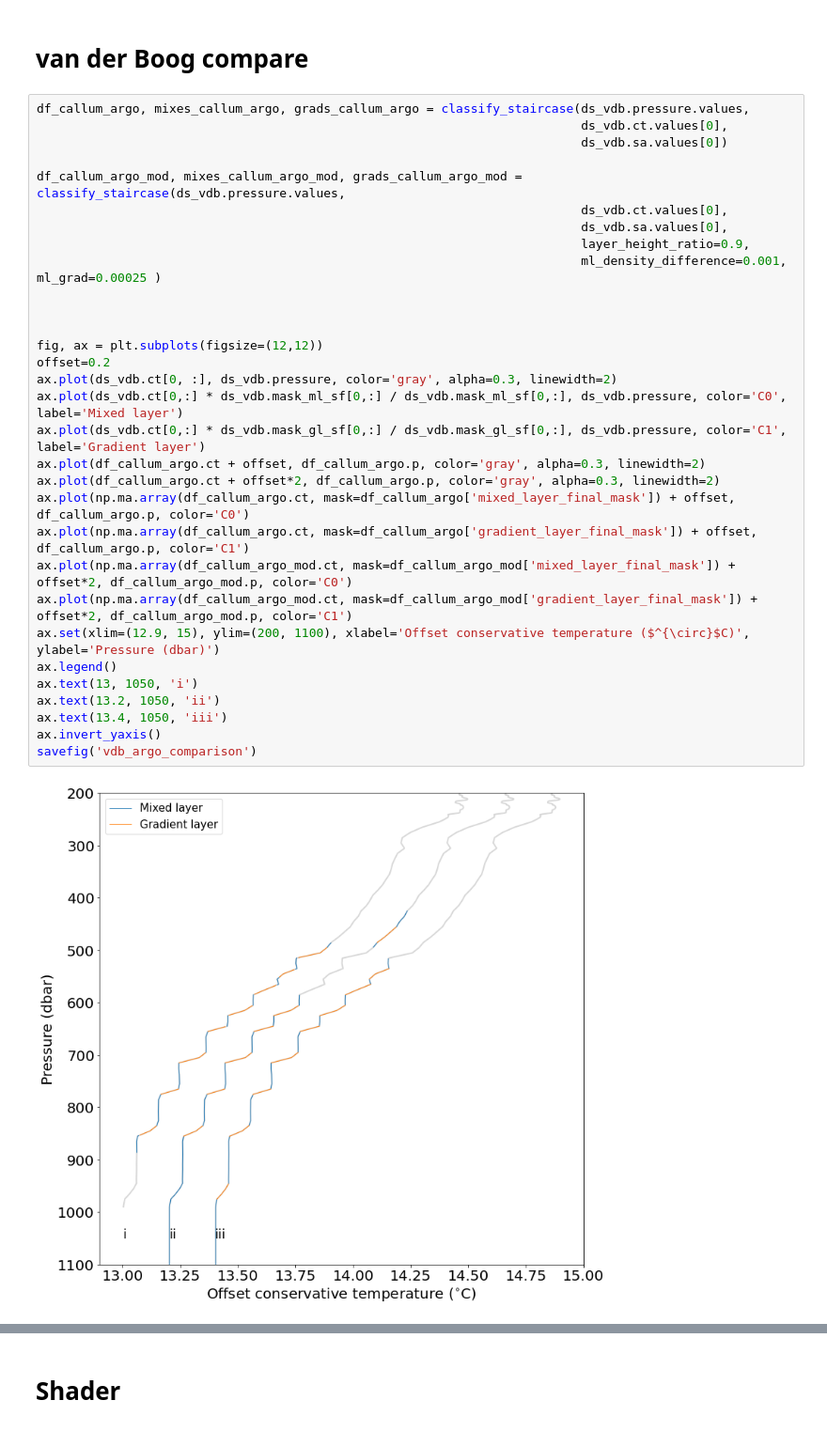
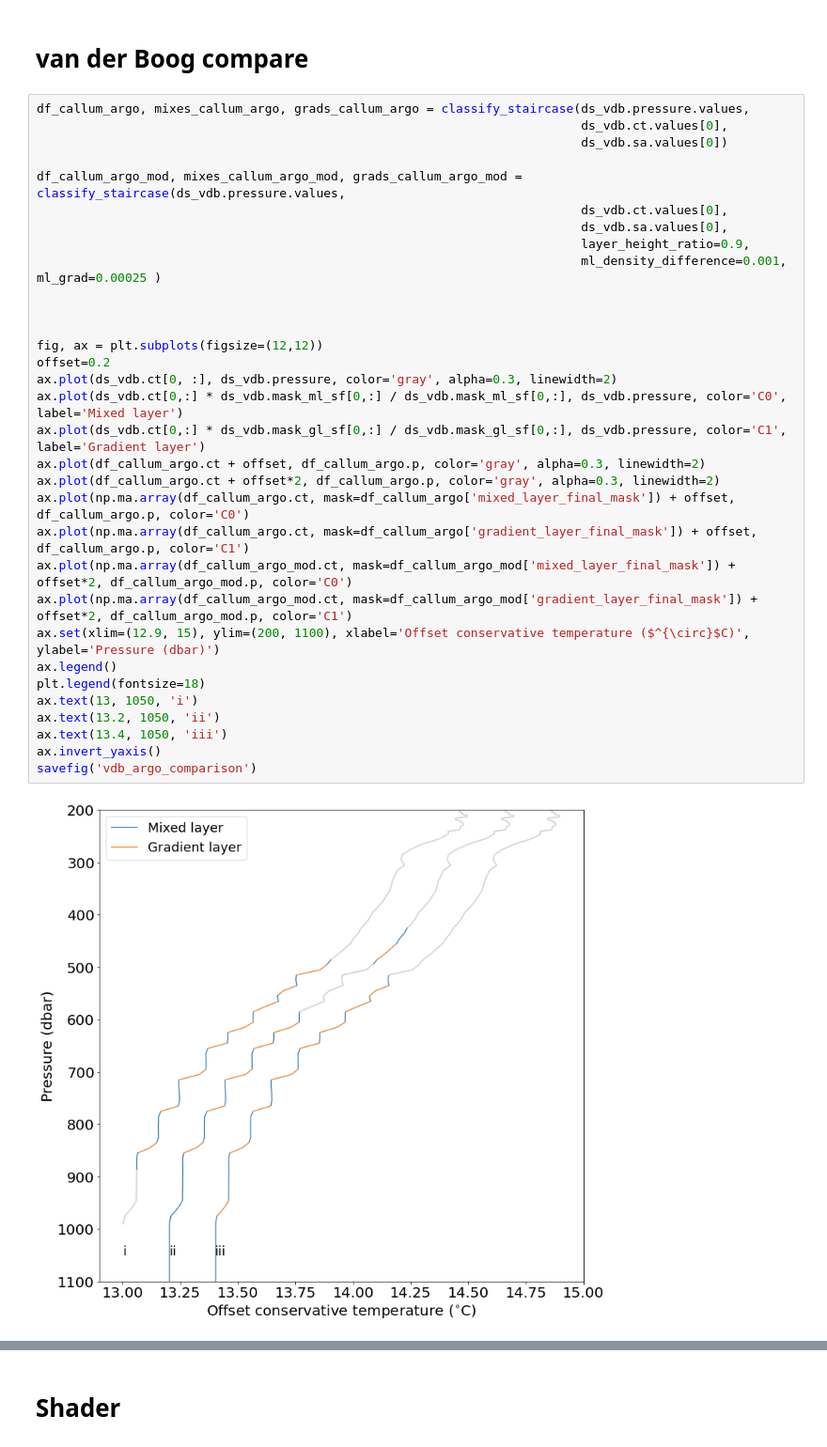
Before and after one commit to callumrollo/eurec4a-thermohaline-figures, a Jupyter notebook: create_figures.ipynb, the cells around one changed output, grey strips where cells are left out. Shown at 94% size. Saved outputs shown, nothing was run; the diff lists cells and outputs as text.

```diff
--- a/create_figures.ipynb
+++ b/create_figures.ipynb
@@ -607,33 +607,34 @@ df_callum_argo, mixes_callum_argo, grads_callum_argo = classify_staircase(ds_vdb
                                                                           ds_vdb.ct.values[0],
                                                                           ds_vdb.sa.values[0])
 
 df_callum_argo_mod, mixes_callum_argo_mod, grads_callum_argo_mod = classify_staircase(ds_vdb.pressure.values,
                                                                           ds_vdb.ct.values[0],
                                                                           ds_vdb.sa.values[0],
                                                                           layer_height_ratio=0.9,
                                                                           ml_density_difference=0.001, ml_grad=0.00025 )
 
 
 
 fig, ax = plt.subplots(figsize=(12,12))
 offset=0.2
 ax.plot(ds_vdb.ct[0, :], ds_vdb.pressure, color='gray', alpha=0.3, linewidth=2)
 ax.plot(ds_vdb.ct[0,:] * ds_vdb.mask_ml_sf[0,:] / ds_vdb.mask_ml_sf[0,:], ds_vdb.pressure, color='C0', label='Mixed layer')
 ax.plot(ds_vdb.ct[0,:] * ds_vdb.mask_gl_sf[0,:] / ds_vdb.mask_gl_sf[0,:], ds_vdb.pressure, color='C1', label='Gradient layer')
 ax.plot(df_callum_argo.ct + offset, df_callum_argo.p, color='gray', alpha=0.3, linewidth=2)
 ax.plot(df_callum_argo.ct + offset*2, df_callum_argo.p, color='gray', alpha=0.3, linewidth=2)
 ax.plot(np.ma.array(df_callum_argo.ct, mask=df_callum_argo['mixed_layer_final_mask']) + offset, df_callum_argo.p, color='C0')
 ax.plot(np.ma.array(df_callum_argo.ct, mask=df_callum_argo['gradient_layer_final_mask']) + offset, df_callum_argo.p, color='C1')
 ax.plot(np.ma.array(df_callum_argo_mod.ct, mask=df_callum_argo_mod['mixed_layer_final_mask']) + offset*2, df_callum_argo_mod.p, color='C0')
 ax.plot(np.ma.array(df_callum_argo_mod.ct, mask=df_callum_argo_mod['gradient_layer_final_mask']) + offset*2, df_callum_argo_mod.p, color='C1')
 ax.set(xlim=(12.9, 15), ylim=(200, 1100), xlabel='Offset conservative temperature ($^{\circ}$C)', ylabel='Pressure (dbar)')
 ax.legend()
+plt.legend(fontsize=18)
 ax.text(13, 1050, 'i')
 ax.text(13.2, 1050, 'ii')
 ax.text(13.4, 1050, 'iii')
 ax.invert_yaxis()
 savefig('vdb_argo_comparison')
 # %% [output]
-[figure, old version]
+[figure, new version]
 # %%
 fig, ax = plt.subplots(1,3, sharey='row', figsize=(16,10))
```
Also changed, not shown: parts of 8 cells of this notebook.
